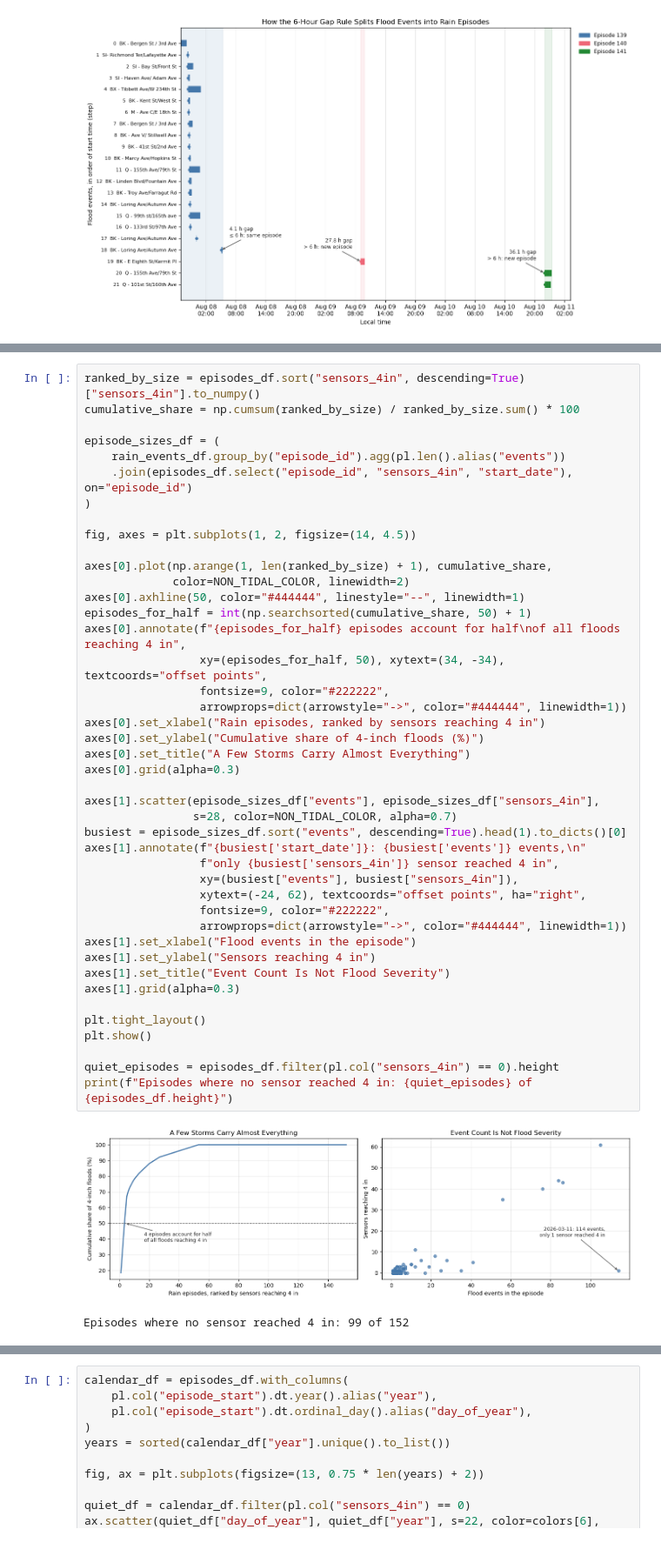
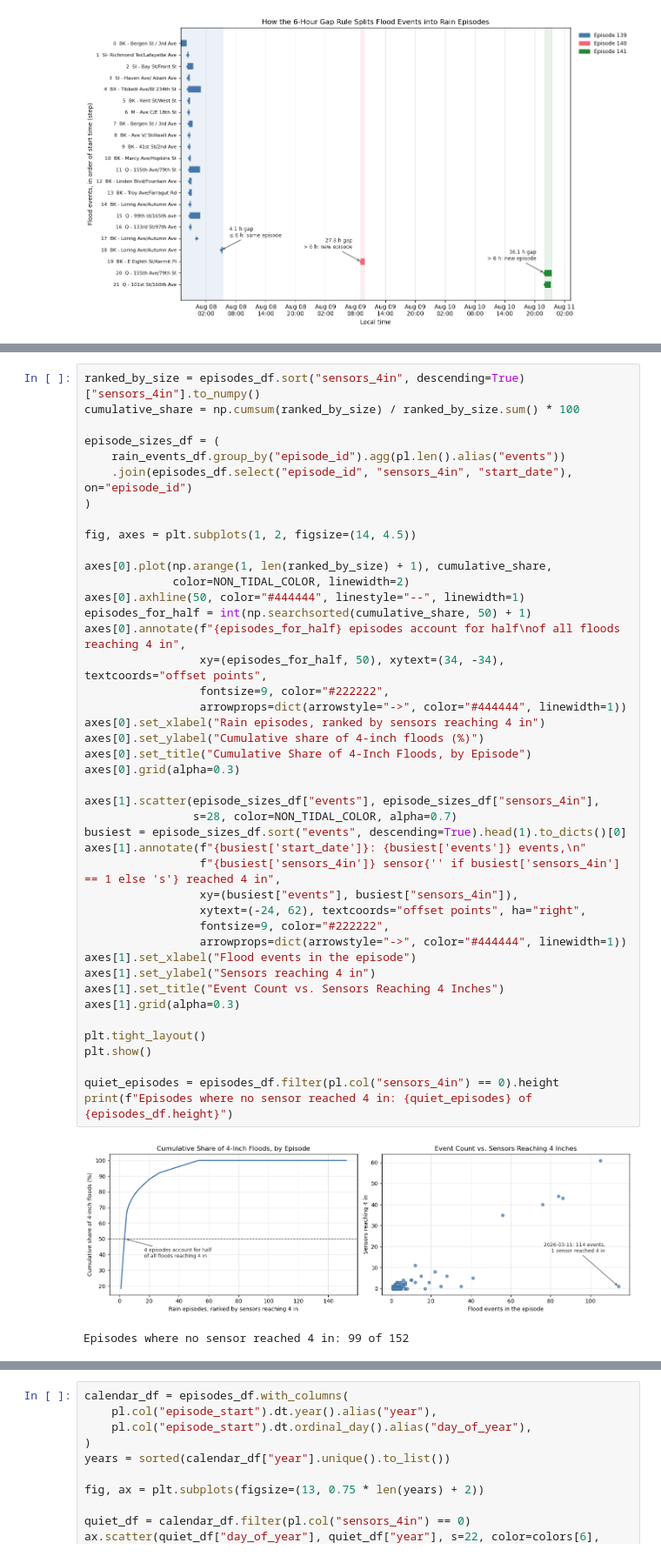
Before and after one commit to mebauer/floodnet-nyc-tutorial, a Jupyter notebook: 06-rain-episodes.ipynb, the cells around one changed output, grey strips where cells are left out. Shown at 87% size. Drawn from its saved outputs; the diff is of its cells as text.

```diff
--- a/06-rain-episodes.ipynb
+++ b/06-rain-episodes.ipynb
@@ -521,37 +539,37 @@ fig, axes = plt.subplots(1, 2, figsize=(14, 4.5))
 axes[0].plot(np.arange(1, len(ranked_by_size) + 1), cumulative_share,
              color=NON_TIDAL_COLOR, linewidth=2)
 axes[0].axhline(50, color="#444444", linestyle="--", linewidth=1)
 episodes_for_half = int(np.searchsorted(cumulative_share, 50) + 1)
 axes[0].annotate(f"{episodes_for_half} episodes account for half\nof all floods reaching 4 in",
                  xy=(episodes_for_half, 50), xytext=(34, -34), textcoords="offset points",
                  fontsize=9, color="#222222",
                  arrowprops=dict(arrowstyle="->", color="#444444", linewidth=1))
 axes[0].set_xlabel("Rain episodes, ranked by sensors reaching 4 in")
 axes[0].set_ylabel("Cumulative share of 4-inch floods (%)")
-axes[0].set_title("A Few Storms Carry Almost Everything")
+axes[0].set_title("Cumulative Share of 4-Inch Floods, by Episode")
 axes[0].grid(alpha=0.3)
 
 axes[1].scatter(episode_sizes_df["events"], episode_sizes_df["sensors_4in"],
                 s=28, color=NON_TIDAL_COLOR, alpha=0.7)
 busiest = episode_sizes_df.sort("events", descending=True).head(1).to_dicts()[0]
 axes[1].annotate(f"{busiest['start_date']}: {busiest['events']} events,\n"
-                 f"only {busiest['sensors_4in']} sensor reached 4 in",
+                 f"{busiest['sensors_4in']} sensor{'' if busiest['sensors_4in'] == 1 else 's'} reached 4 in",
                  xy=(busiest["events"], busiest["sensors_4in"]),
                  xytext=(-24, 62), textcoords="offset points", ha="right",
                  fontsize=9, color="#222222",
                  arrowprops=dict(arrowstyle="->", color="#444444", linewidth=1))
 axes[1].set_xlabel("Flood events in the episode")
 axes[1].set_ylabel("Sensors reaching 4 in")
-axes[1].set_title("Event Count Is Not Flood Severity")
+axes[1].set_title("Event Count vs. Sensors Reaching 4 Inches")
 axes[1].grid(alpha=0.3)
 
 plt.tight_layout()
 plt.show()
 
 quiet_episodes = episodes_df.filter(pl.col("sensors_4in") == 0).height
 print(f"Episodes where no sensor reached 4 in: {quiet_episodes} of {episodes_df.height}")
 # %% [output]
-[figure, old version]
+[figure, new version]
 Episodes where no sensor reached 4 in: 99 of 152
 # %% [markdown]
 Two things to take from this:
```
Also changed, not shown: parts of 16 cells of this notebook, 5 other files.
